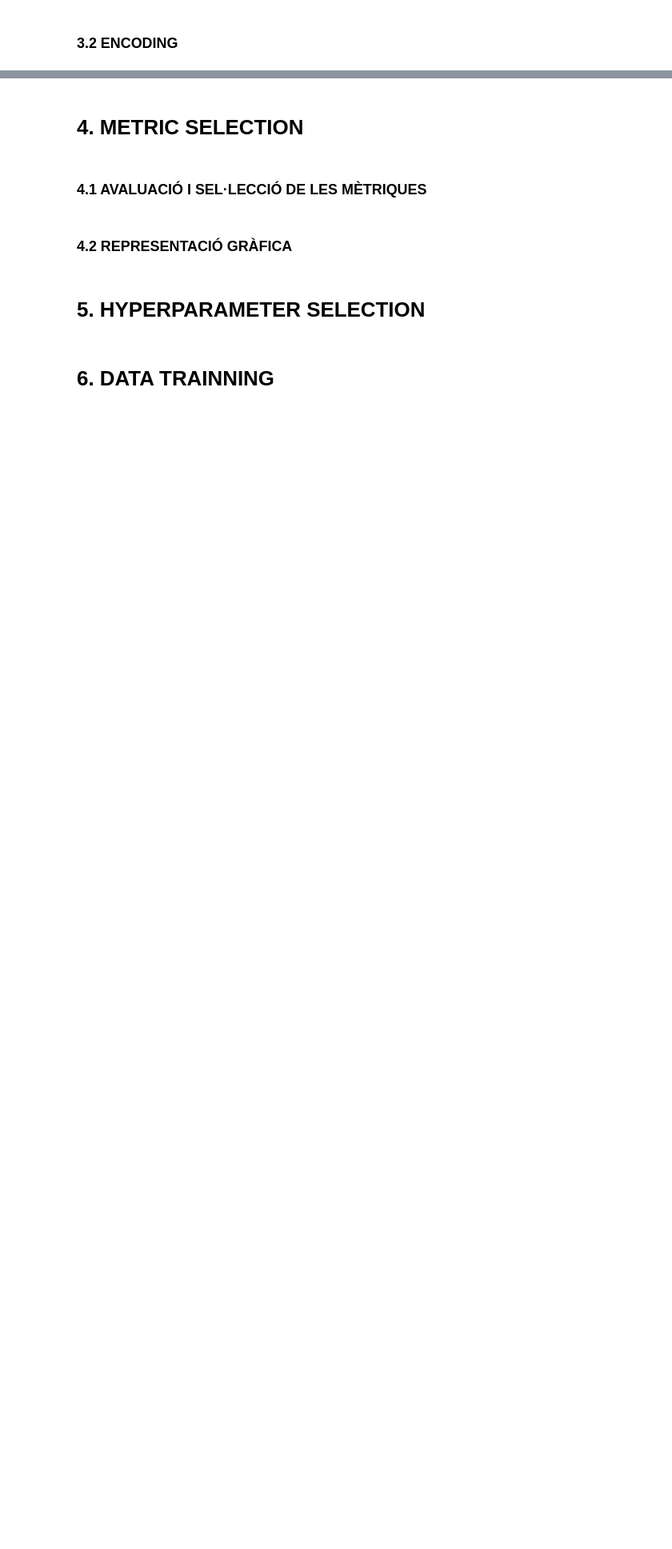
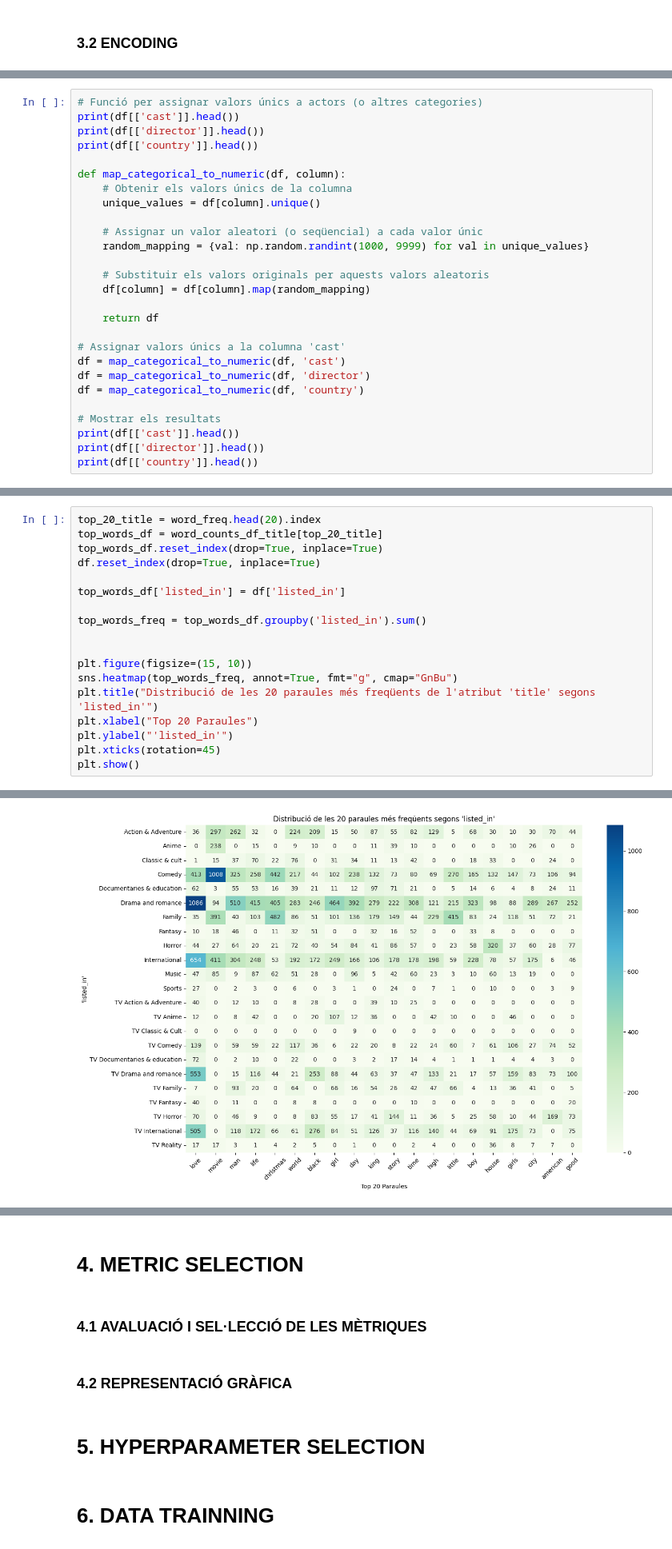
Before and after one commit to martafontt/Netflix-Recomendations, a Jupyter notebook: Netflix.ipynb, the cells around one changed output, grey strips where cells are left out. Shown at 80% size. Cells and saved outputs as stored; diff of their text form; blank space fills up the shorter version.

```diff
--- a/Netflix.ipynb
+++ b/Netflix.ipynb
@@ -1086,0 +1099,27 @@ Name: rating, Length: 8807, dtype: int64
+# %%
+# Funció per assignar valors únics a actors (o altres categories)
+print(df[['cast']].head())
+print(df[['director']].head())
+print(df[['country']].head())
+
+def map_categorical_to_numeric(df, column):
+    # Obtenir els valors únics de la columna
+    unique_values = df[column].unique()
+
+    # Assignar un valor aleatori (o seqüencial) a cada valor únic
+    random_mapping = {val: np.random.randint(1000, 9999) for val in unique_values}
+
+    # Substituir els valors originals per aquests valors aleatoris
+    df[column] = df[column].map(random_mapping)
+
+    return df
+
+# Assignar valors únics a la columna 'cast'
+df = map_categorical_to_numeric(df, 'cast')
+df = map_categorical_to_numeric(df, 'director')
+df = map_categorical_to_numeric(df, 'country')
+
+# Mostrar els resultats
+print(df[['cast']].head())
+print(df[['director']].head())
+print(df[['country']].head())
@@ -1086,0 +1263,19 @@ Name: rating, Length: 8807, dtype: int64
+# %%
+top_20_title = word_freq.head(20).index
+top_words_df = word_counts_df_title[top_20_title]
+top_words_df.reset_index(drop=True, inplace=True)
+df.reset_index(drop=True, inplace=True)
+
+top_words_df['listed_in'] = df['listed_in']
+
+top_words_freq = top_words_df.groupby('listed_in').sum()
+
+
+plt.figure(figsize=(15, 10))
+sns.heatmap(top_words_freq, annot=True, fmt="g", cmap="GnBu")
+plt.title("Distribució de les 20 paraules més freqüents de l'atribut 'title' segons 'listed_in'")
+plt.xlabel("Top 20 Paraules")
+plt.ylabel("'listed_in'")
+plt.xticks(rotation=45)
+plt.show()
+# %% [output]
@@ -1086,0 +1287 @@ Name: rating, Length: 8807, dtype: int64
+[figure, added]
```
Also changed, not shown: parts of 25 cells of this notebook.
